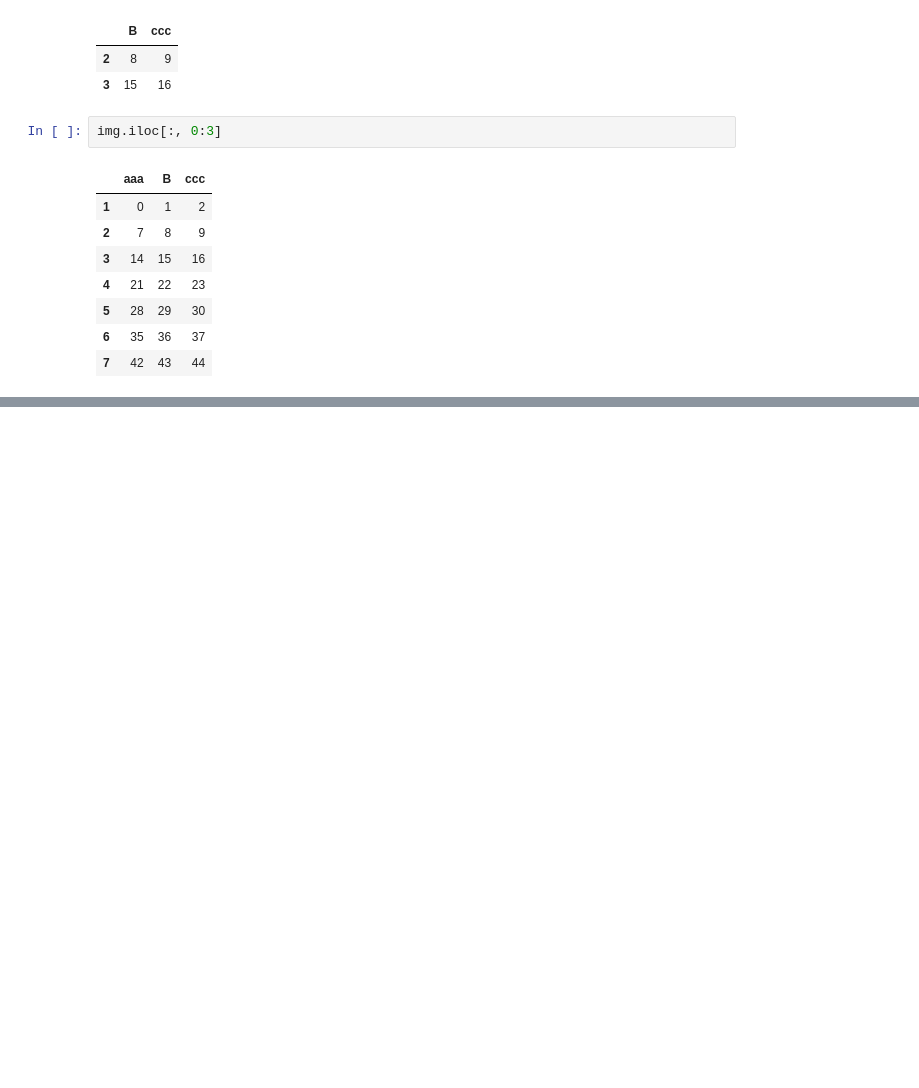
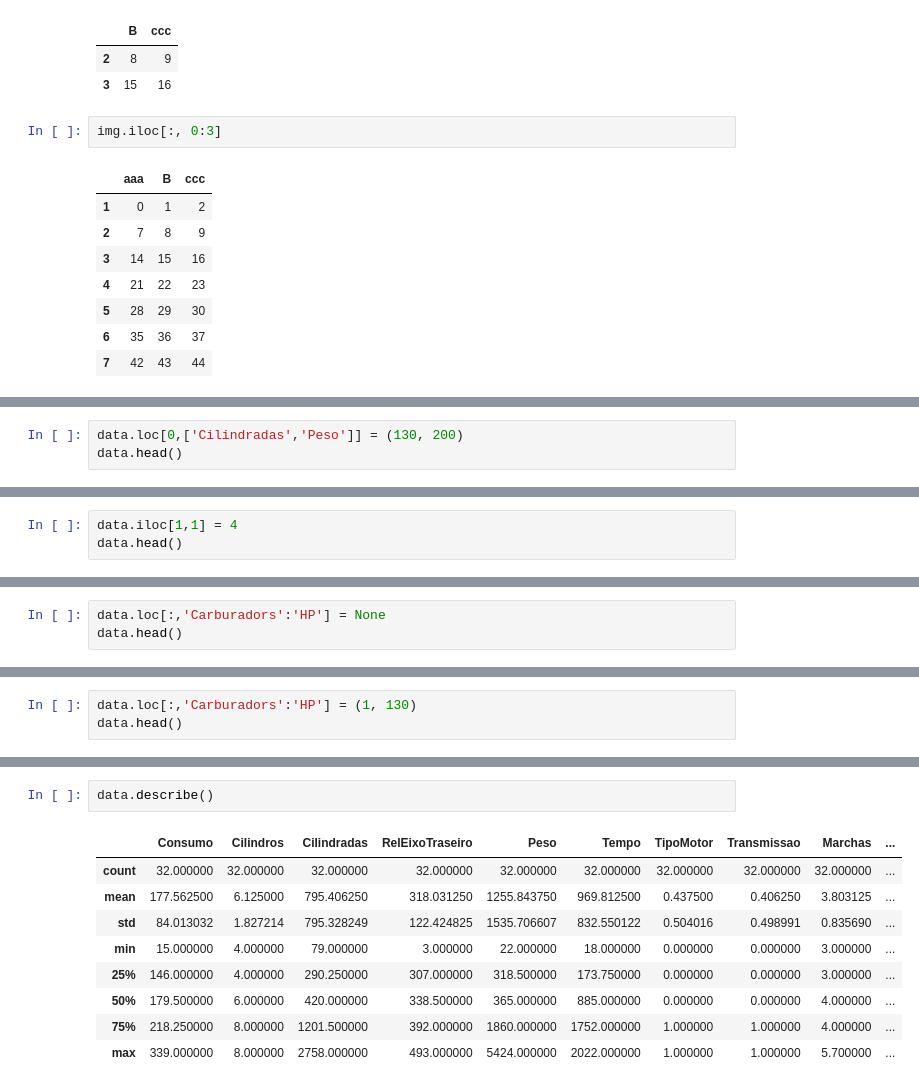
Before and after one commit to ai2-education-fiep-turma-5/02-programacao-python, a Jupyter notebook: src/aula10/Pandas_introducao.ipynb, the cells around one changed output, grey strips where cells are left out. Cells and saved outputs as stored; diff of their text form; blank space fills up the shorter version.

```diff
--- a/src/aula10/Pandas_introducao.ipynb
+++ b/src/aula10/Pandas_introducao.ipynb
@@ -522,0 +651,3 @@ img.iloc[:, 0:3]
+# %%
+data.loc[0,['Cilindradas','Peso']] = (130, 200)
+data.head()
@@ -522,0 +661,3 @@ img.iloc[:, 0:3]
+# %%
+data.iloc[1,1] = 4
+data.head()
@@ -522,0 +671,3 @@ img.iloc[:, 0:3]
+# %%
+data.loc[:,'Carburadors':'HP'] = None
+data.head()
@@ -522,0 +681,3 @@ img.iloc[:, 0:3]
+# %%
+data.loc[:,'Carburadors':'HP'] = (1, 130)
+data.head()
@@ -522,0 +691,12 @@ img.iloc[:, 0:3]
+# %%
+data.describe()
+# %% [output]
+|  | Consumo | Cilindros | Cilindradas | RelEixoTraseiro | Peso | Tempo | TipoMotor | Transmissao | Marchas | ... |
+| count | 32.000000 | 32.000000 | 32.000000 | 32.000000 | 32.000000 | 32.000000 | 32.000000 | 32.000000 | 32.000000 | ... |
+| mean | 177.562500 | 6.125000 | 795.406250 | 318.031250 | 1255.843750 | 969.812500 | 0.437500 | 0.406250 | 3.803125 | ... |
+| std | 84.013032 | 1.827214 | 795.328249 | 122.424825 | 1535.706607 | 832.550122 | 0.504016 | 0.498991 | 0.835690 | ... |
+| min | 15.000000 | 4.000000 | 79.000000 | 3.000000 | 22.000000 | 18.000000 | 0.000000 | 0.000000 | 3.000000 | ... |
+| 25% | 146.000000 | 4.000000 | 290.250000 | 307.000000 | 318.500000 | 173.750000 | 0.000000 | 0.000000 | 3.000000 | ... |
+| 50% | 179.500000 | 6.000000 | 420.000000 | 338.500000 | 365.000000 | 885.000000 | 0.000000 | 0.000000 | 4.000000 | ... |
+| 75% | 218.250000 | 8.000000 | 1201.500000 | 392.000000 | 1860.000000 | 1752.000000 | 1.000000 | 1.000000 | 4.000000 | ... |
+| max | 339.000000 | 8.000000 | 2758.000000 | 493.000000 | 5424.000000 | 2022.000000 | 1.000000 | 1.000000 | 5.700000 | ... |
```
Also changed, not shown: parts of 16 cells of this notebook, 8 other files.
